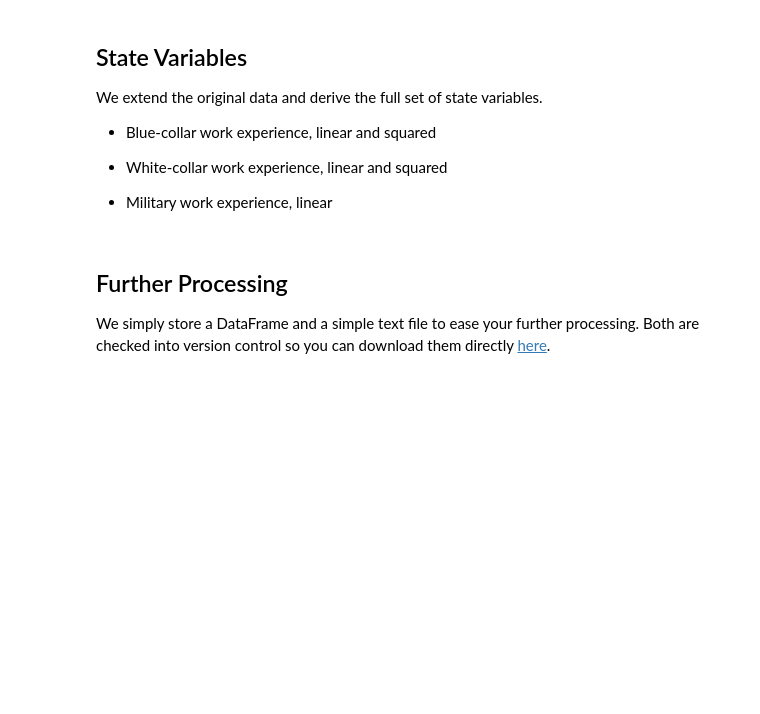
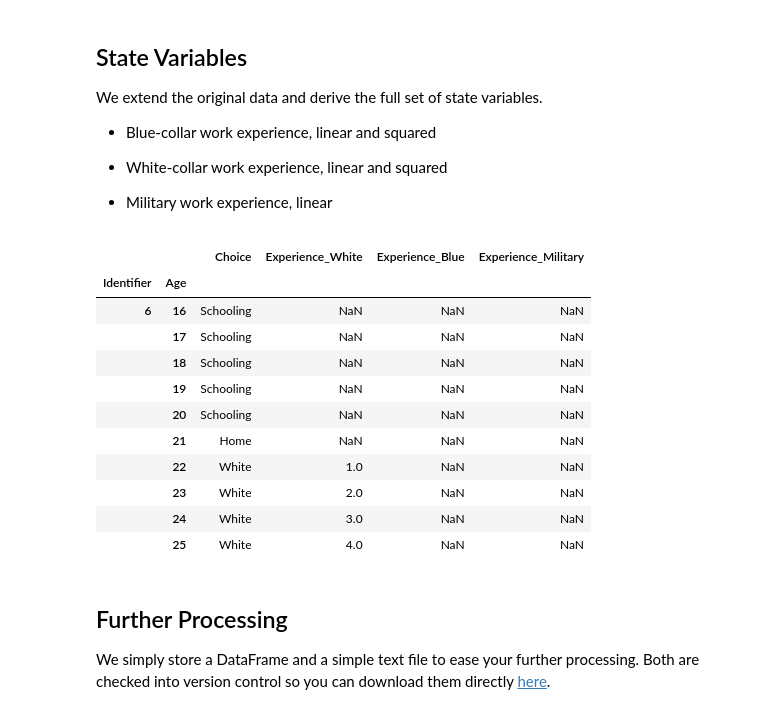
Before and after one commit to fagan2888/career-decisions-data, a Jupyter notebook: explorations.ipynb, the cells around one changed output. Cells and saved outputs as stored; diff of their text form; code cells hidden in the pictures; blank space fills up the shorter version.

```diff
--- a/explorations.ipynb
+++ b/explorations.ipynb
@@ -52,3 +177,34 @@ We extend the original data and derive the full set of state variables.
+# %%
+temp = df.reset_index(drop=True).copy()
+
+# Create an empty dataframe and loop over ages to
+# count accumulated experience.
+exp = pd.DataFrame()
+for i in range(16, 27):
+    a = temp[temp.Age <= i].groupby(['Identifier']).Choice.value_counts().unstack('Choice').add_prefix('Experience_').reset_index()
+    a['Age'] = i
+    exp = exp.append(a)
+
+exp.set_index(['Identifier', 'Age'], inplace=True)
+exp.drop(['Experience_Home', 'Experience_Schooling'], axis=1, inplace=True)
+
+# Merge both DataFrames
+df = pd.concat([df, exp], axis=1)
+# %%
+df[['Choice', 'Experience_White', 'Experience_Blue', 'Experience_Military']].head(10)
+# %% [output]
+|  |  | Choice | Experience_White | Experience_Blue | Experience_Military |
+| Identifier | Age |  |  |  |  |
+| 6 | 16 | Schooling | NaN | NaN | NaN |
+|  | 17 | Schooling | NaN | NaN | NaN |
+|  | 18 | Schooling | NaN | NaN | NaN |
+|  | 19 | Schooling | NaN | NaN | NaN |
+|  | 20 | Schooling | NaN | NaN | NaN |
+|  | 21 | Home | NaN | NaN | NaN |
+|  | 22 | White | 1.0 | NaN | NaN |
+|  | 23 | White | 2.0 | NaN | NaN |
+|  | 24 | White | 3.0 | NaN | NaN |
+|  | 25 | White | 4.0 | NaN | NaN |
 # %% [markdown]
 ## Further Processing
 
```
Also changed, not shown: parts of 15 cells of this notebook, 2 other files.
